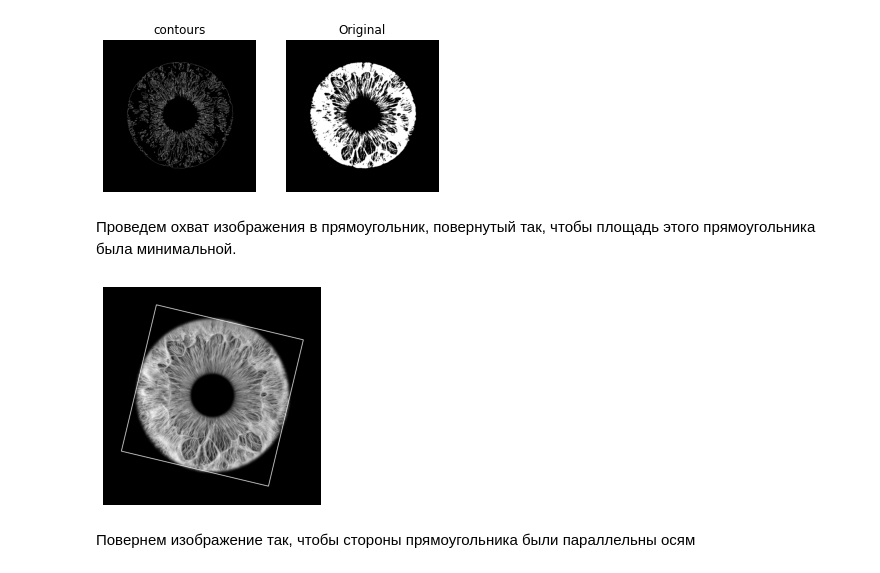
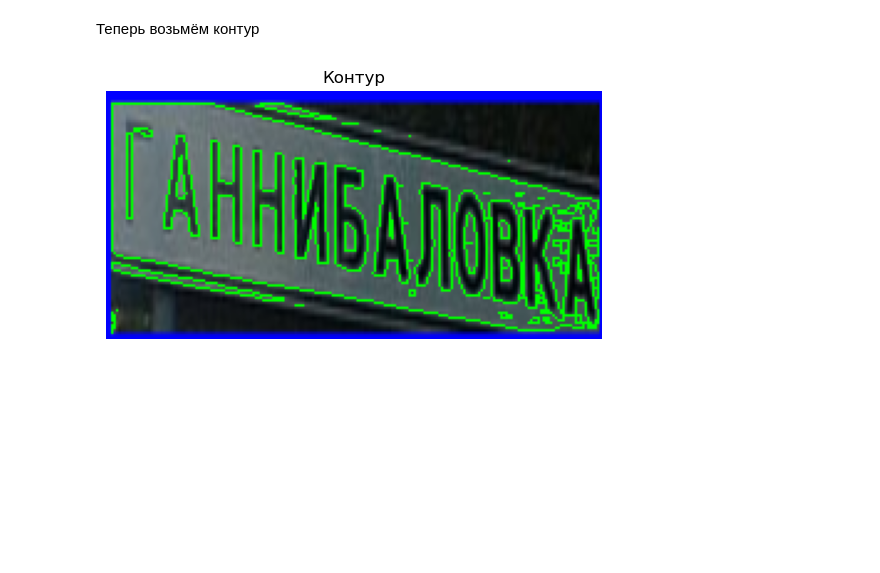
Before and after one commit to kvakaet/labRabTRO_3.10, a Jupyter notebook: individual/ind.ipynb, the cells around one changed output. Cells and saved outputs as stored; diff of their text form; code cells hidden in the pictures; blank space fills up the shorter version.

```diff
--- a/individual/ind.ipynb
+++ b/individual/ind.ipynb
@@ -12,0 +7,8 @@ import matplotlib.pyplot as plt
+# %%
+img = cv2.imread('willage.jpg')
+img = cv2.cvtColor(img, cv2.COLOR_BGR2RGB)
+
+image = cv2.rectangle(img, (210, 230), (415, 270), (0, 0, 255), 2)
+plt.axis('off')
+plt.title('Табличка')
+plt.imshow(image);
@@ -12,0 +20,11 @@ import matplotlib.pyplot as plt
+# %%
+crop = img[230:270, 210:415]
+piece = cv2.resize(
+    crop,
+    (200, 100),
+    interpolation=cv2.INTER_LINEAR
+)
+
+plt.axis('off')
+
+plt.imshow(piece);
@@ -13,39 +33,14 @@ import matplotlib.pyplot as plt
+# %% [markdown]
+Теперь возьмём контур
 # %%
-img = cv2.imread('eye.jpg', 0)
-ret,thresh = cv2.threshold(img,128,255, cv2.THRESH_BINARY)
+img = cv2.cvtColor(piece, cv2.COLOR_RGB2GRAY)
+
+ret, thresh = cv2.threshold(img, 75, 255, 0)
 contours, hierarchy = cv2.findContours(thresh, 5, 5)
+cv2.drawContours(piece, contours, -1, (0,255,0), 1)
 
-cont = np.zeros_like(img)
-cv2.drawContours(cont, contours, -1, 255, 1)
-
-plt.subplot(121)
-plt.title('contours')
-plt.axis('off')
-plt.imshow(cont, cmap='gray');
-
-mask = np.zeros_like(img)
-cv2.drawContours(mask, contours, -1, 255, -1)
-
-plt.subplot(122)
-plt.title('Original')
-plt.axis('off')
-plt.imshow(mask, cmap='gray');ы
+plt.axis("off")
+plt.title('Контур')
+plt.imshow(piece);
 # %% [output]
-[figure, old version]
+[figure, new version]
-# %% [markdown]
-Проведем охват изображения в прямоугольник, повернутый так, чтобы площадь этого прямоугольника была минимальной.
-# %%
-cnt = contours[0]
-rect = cv2.minAreaRect(cnt)
-
-box = cv2.boxPoints(rect)
-box = np.int0(box)
-
-imp = cv2.drawContours(img, [box], 0,255, 3)
-
-plt.axis('off')
-plt.imshow(imp, cmap='gray');
-# %% [output]
-[figure, removed]
-# %% [markdown]
-Повернем изображение так, чтобы стороны прямоугольника были параллельны осям
```
Also changed, not shown: parts of 14 cells of this notebook, 5 other files.
